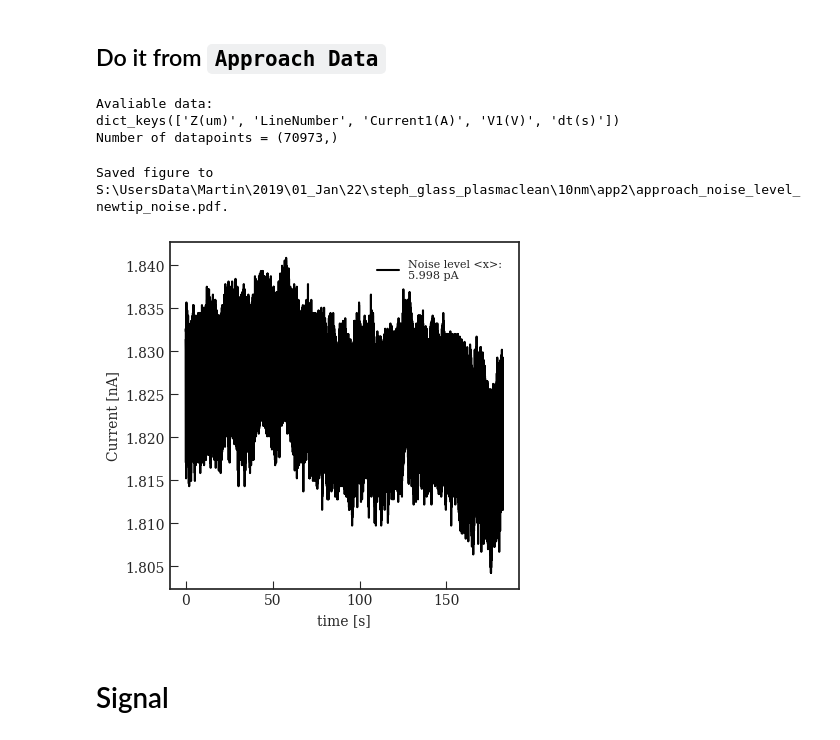
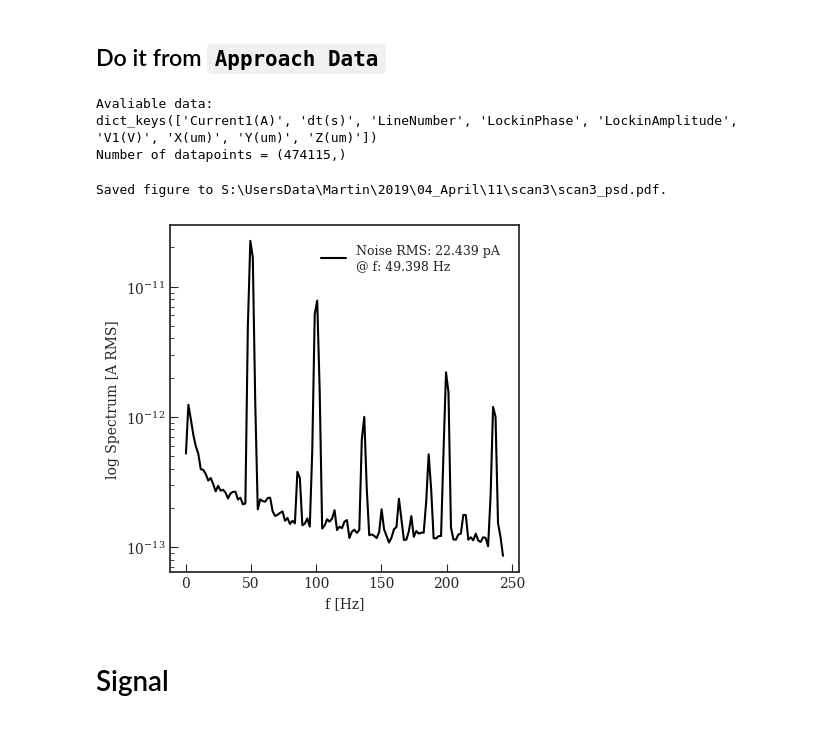
Before and after one commit to martinholub/sicm, a Jupyter notebook: notebooks/plots.ipynb, the cells around one changed output. Cells and saved outputs as stored; diff of their text form; code cells hidden in the pictures.

Commit message:
Adapt plots, model laser

```diff
--- a/notebooks/plots.ipynb
+++ b/notebooks/plots.ipynb
@@ -215,8 +226,8 @@ Saved figure to S:\UsersData\Martin\2019\01_Jan\21\steph_plasmacleaned\watchcurr
 # %% [markdown]
 ## Do it from `Approach Data`
 # %%
-datadir = "S:/UsersData/Martin/2019/01_Jan/22/steph_glass_plasmaclean/10nm/app2"
-exp_name = "approach_noise_level_newtip"
+datadir = "S:\\UsersData\\Martin\\2019\\04_April\\11\\scan3"
+exp_name = "scan3"
 
 files, date = io.get_files(datadir, exp_name)
 result_ = io.load_result(files, exp_name)
@@ -226,15 +237,15 @@ fpath = path.normpath(path.join(datadir, exp_name))
 # plots.plot_hopping_scan(result_, None, exp_name, date)
 # %% [output]
 Avaliable data:
-dict_keys(['Z(um)', 'LineNumber', 'Current1(A)', 'V1(V)', 'dt(s)'])
-Number of datapoints = (70973,)
+dict_keys(['Current1(A)', 'dt(s)', 'LineNumber', 'LockinPhase', 'LockinAmplitude', 'V1(V)', 'X(um)', 'Y(um)', 'Z(um)'])
+Number of datapoints = (474115,)
 # %%
 sig = Signal(x = np.cumsum(result_["dt(s)"]),
                       y = result_["Current1(A)"])
-sig.analyze(what = "noise", fpath = fpath)
+sig.analyze(what = "psd", fpath = fpath, range = [0.5, 20.])
 # %% [output]
-Saved figure to S:\UsersData\Martin\2019\01_Jan\22\steph_glass_plasmaclean\10nm\app2\approach_noise_level_newtip_noise.pdf.
+Saved figure to S:\UsersData\Martin\2019\04_April\11\scan3\scan3_psd.pdf.
-[figure, old version]
+[figure, new version]
 # %% [markdown]
 # Signal
 # %%
```
Also changed, not shown: parts of 8 cells of this notebook, 5 other files.
